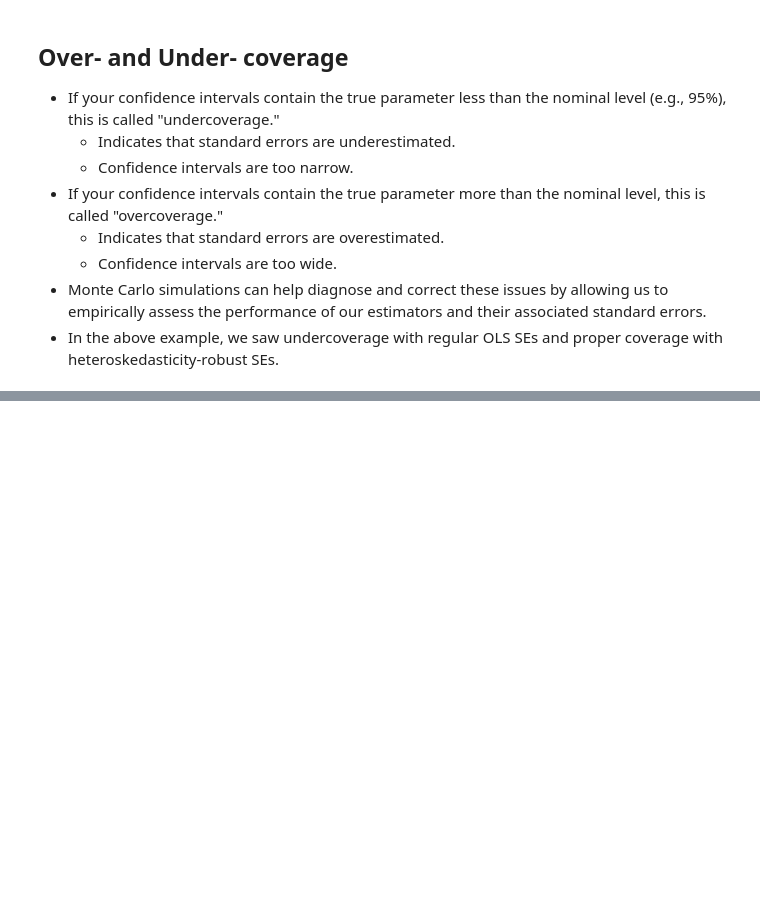
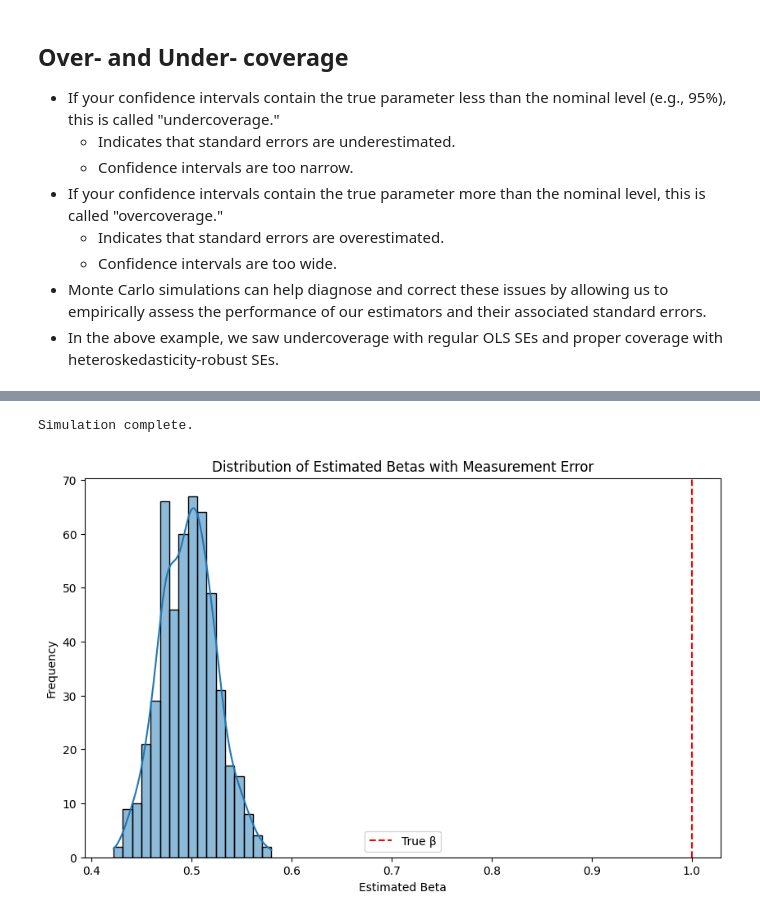
Before and after one commit to amichuda/ec34-ds-for-econ, a Jupyter notebook: lectures/monte-carlo/monte-carlo.ipynb, the cells around one changed output, grey strips where cells are left out. Cells and saved outputs as stored; diff of their text form; code cells hidden in the pictures; blank space fills up the shorter version.

Commit message:
add monte-carlo lecture

```diff
--- a/lectures/monte-carlo/monte-carlo.ipynb
+++ b/lectures/monte-carlo/monte-carlo.ipynb
@@ -314,0 +800,7 @@ Coverage Probability (Heteroskedasticity-Robust): 0.935
+# %%
+classical_simulator = MeasurementErrorSimulator(error_type="classical")
+
+MonteCarloVisualizer(classical_simulator).simulate(500).plot_results()
+# %% [output]
+Simulation complete.
+[figure, added]
```
Also changed, not shown: parts of 20 cells of this notebook, 2 other files.
